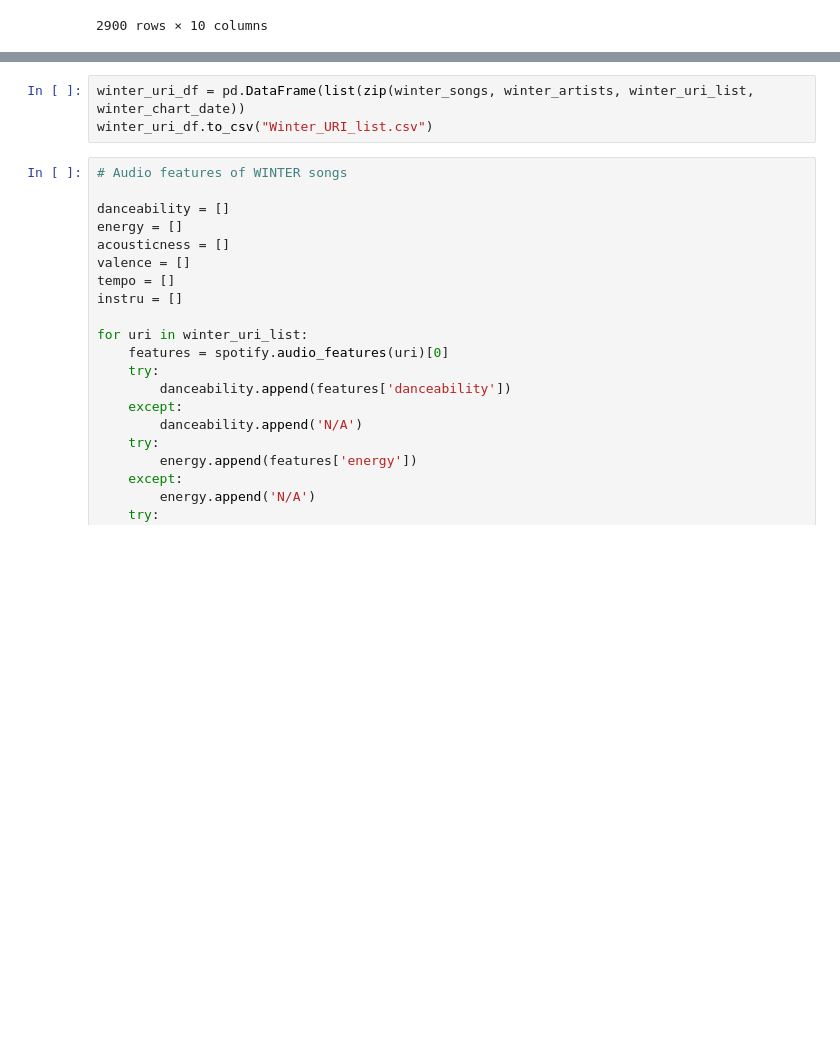
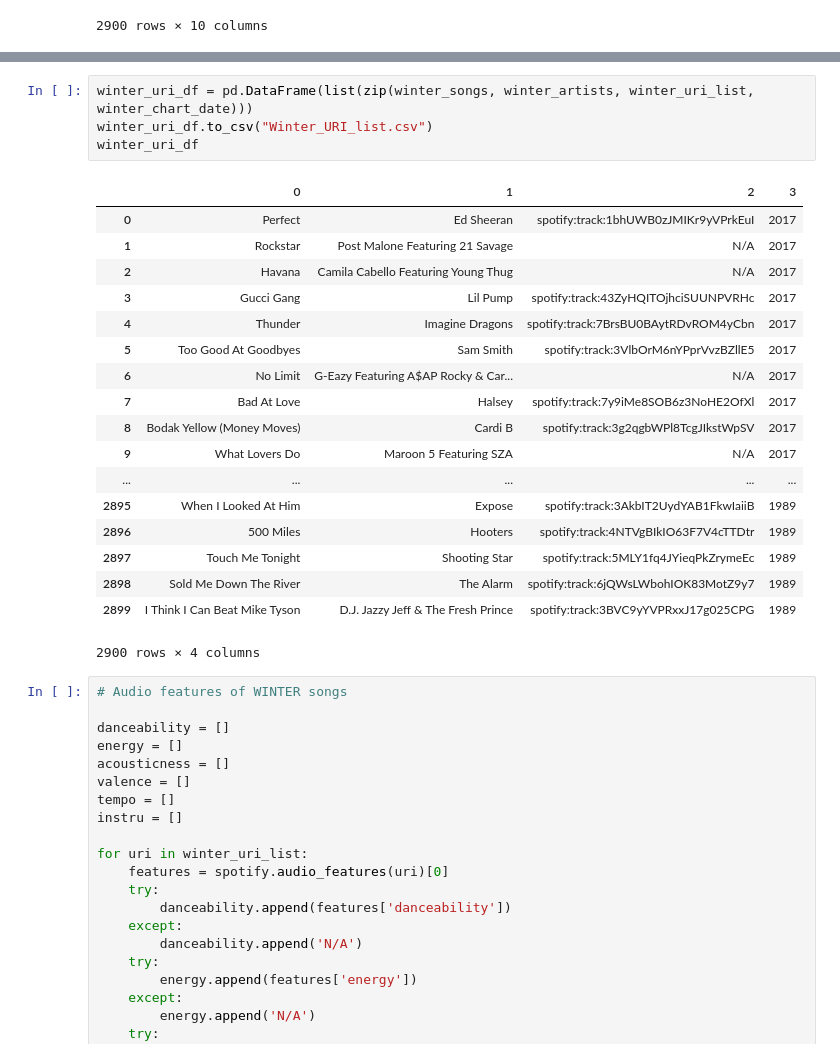
Before and after one commit to jillness/APIProject, a Jupyter notebook: Hot_100_Analysis.ipynb, the cells around one changed output, grey strips where cells are left out. Cells and saved outputs as stored; diff of their text form; blank space fills up the shorter version.

```diff
--- a/Hot_100_Analysis.ipynb
+++ b/Hot_100_Analysis.ipynb
@@ -286,6 +304,26 @@ for song, artist in zip(winter_songs, winter_artists):
 # %%
-winter_uri_df = pd.DataFrame(list(zip(winter_songs, winter_artists, winter_uri_list, winter_chart_date))
+winter_uri_df = pd.DataFrame(list(zip(winter_songs, winter_artists, winter_uri_list, winter_chart_date)))
 winter_uri_df.to_csv("Winter_URI_list.csv")
+winter_uri_df
+# %% [output]
+|  | 0 | 1 | 2 | 3 |
+| 0 | Perfect | Ed Sheeran | spotify:track:1bhUWB0zJMIKr9yVPrkEuI | 2017 |
+| 1 | Rockstar | Post Malone Featuring 21 Savage | N/A | 2017 |
+| 2 | Havana | Camila Cabello Featuring Young Thug | N/A | 2017 |
+| 3 | Gucci Gang | Lil Pump | spotify:track:43ZyHQITOjhciSUUNPVRHc | 2017 |
+| 4 | Thunder | Imagine Dragons | spotify:track:7BrsBU0BAytRDvROM4yCbn | 2017 |
+| 5 | Too Good At Goodbyes | Sam Smith | spotify:track:3VlbOrM6nYPprVvzBZllE5 | 2017 |
+| 6 | No Limit | G-Eazy Featuring A$AP Rocky & Car... | N/A | 2017 |
+| 7 | Bad At Love | Halsey | spotify:track:7y9iMe8SOB6z3NoHE2OfXl | 2017 |
+| 8 | Bodak Yellow (Money Moves) | Cardi B | spotify:track:3g2qgbWPl8TcgJIkstWpSV | 2017 |
+| 9 | What Lovers Do | Maroon 5 Featuring SZA | N/A | 2017 |
+| ... | ... | ... | ... | ... |
+| 2895 | When I Looked At Him | Expose | spotify:track:3AkbIT2UydYAB1FkwIaiiB | 1989 |
+| 2896 | 500 Miles | Hooters | spotify:track:4NTVgBIkIO63F7V4cTTDtr | 1989 |
+| 2897 | Touch Me Tonight | Shooting Star | spotify:track:5MLY1fq4JYieqPkZrymeEc | 1989 |
+| 2898 | Sold Me Down The River | The Alarm | spotify:track:6jQWsLWbohIOK83MotZ9y7 | 1989 |
+| 2899 | I Think I Can Beat Mike Tyson | D.J. Jazzy Jeff & The Fresh Prince | spotify:track:3BVC9yYVPRxxJ17g025CPG | 1989 |
+2900 rows × 4 columns
 # %%
 # Audio features of WINTER songs
 
```
Also changed, not shown: parts of 3 cells of this notebook, 3 other files.
